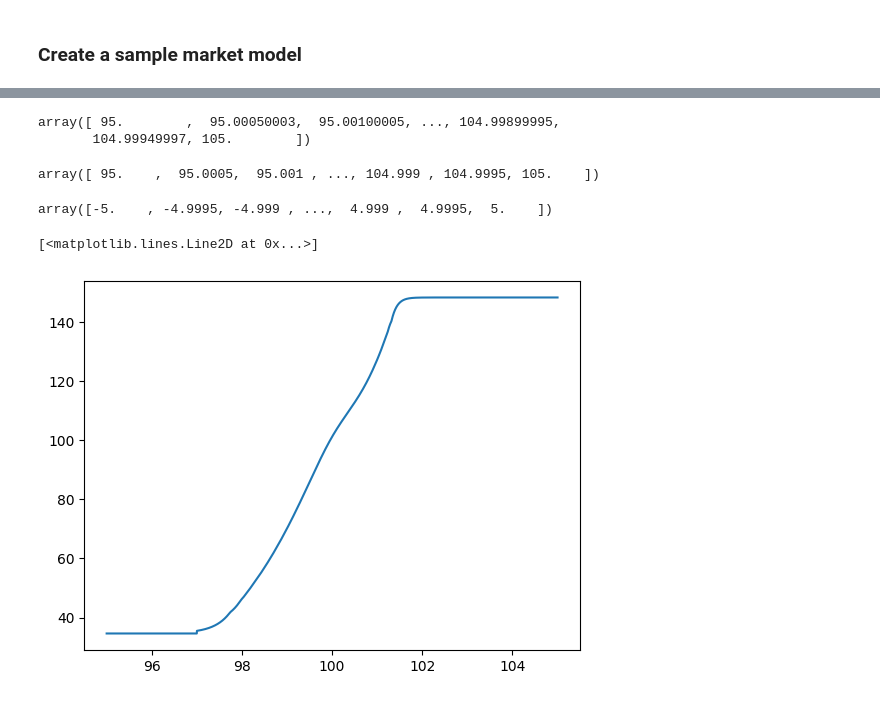
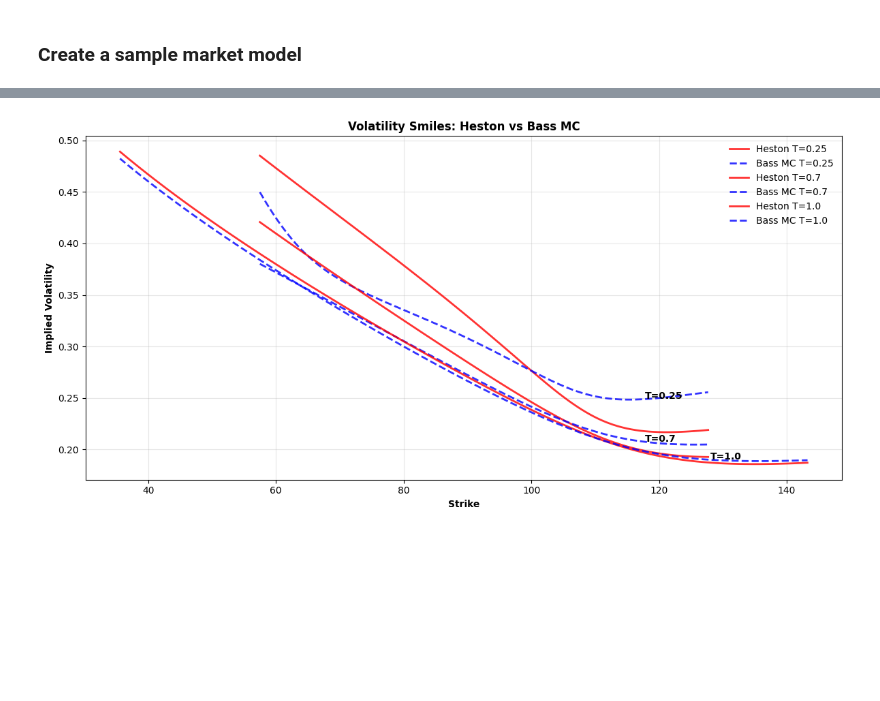
Before and after one commit to alexanderpolyakov-p/lv, a Jupyter notebook: sabr_ref_dev.ipynb, the cells around one changed output, grey strips where cells are left out. Saved outputs shown, nothing was run; the diff lists cells and outputs as text; code cells hidden in the pictures; blank space fills up the shorter version.

```diff
--- a/sabr_ref_dev.ipynb
+++ b/sabr_ref_dev.ipynb
@@ -185,7 +97,7 @@ class ArithmeticSABR_R(ReferenceModel):
         return result
 
     def cdf(self, t: float, x: np.array):
-        strikes = np.linspace(- self.nsigma * np.sqrt(t), self.nsigma * np.sqrt(t), 2 * self.N + 3) + self.s0
+        strikes = np.linspace(- self.nsigma * np.sqrt(t), self.nsigma * np.sqrt(t), 2 * self.N + 3) + self.s0 + 0.000001
 
         dx = strikes[1] - strikes[0]
 
@@ -199,7 +111,7 @@ class ArithmeticSABR_R(ReferenceModel):
     def qf(self, t: float, x: np.array):
         assert np.all(np.logical_and(x <= 1, x >= 0))
         grid = np.linspace(- self.nsigma * np.sqrt(t), self.nsigma * np.sqrt(t), 2 * self.N + 3)
-        strikes = grid + self.s0
+        strikes = grid + self.s0 + 0.000001
         dx = grid[1] - grid[0]
 
         cdf_values = np.diff(bs_call_price(self.s0,
@@ -244,6 +156,6 @@ class ArithmeticSABR_R(ReferenceModel):
             # when f = k, we must have log(f/k)/(f-k) = k, z/x = 1
             # and we get the following formula
             np.divide(np.log(self.s0 / k)*z, (self.s0 - k)*x, where = np.abs(self.s0 - k) > 1e-12, out=np.array(k, dtype = float))
-                        * (1 + t * (self.alpha**2 / (24 * self.s0 * k) + (2- 3 * self.rho**2) / 24 * self.nu**2)))s
+                        * (1 + t * (self.alpha**2 / (24 * self.s0 * k) + (2- 3 * self.rho**2) / 24 * self.nu**2)))
 # %%
 #Create a reference model, which is a Brownian motion in our case
@@ -271,13 +184,0 @@ plt.plot(X, y)
-# %%
-X
-# %% [output]
-array([ 95.        ,  95.00050003,  95.00100005, ..., 104.99899995,
-       104.99949997, 105.        ])
-# %%
-bass.grid + bass.s0
-# %% [output]
-array([ 95.    ,  95.0005,  95.001 , ..., 104.999 , 104.9995, 105.    ])
-# %%
-bass.grid
-# %% [output]
-array([-5.    , -4.9995, -4.999 , ...,  4.999 ,  4.9995,  5.    ])
@@ -288,5 +185,34 @@ brenier_map_values = bass.data[0].density.qf(x = bass.reference_model.cdf(t = T[
-# %%
-plt.plot(X, brenier_map_values)
-# %% [output]
-[<matplotlib.lines.Line2D at 0x...>]
-[figure, removed]
+# %%
+#Plotting
+T_model = [0.25, 0.7, 1.0] # Only these maturities have model plots
+mc_data = {T: bass.simulate_smile(1_000_000, T) for T in T_model}
+marginals = [market_marginal_1, None, market_marginal_2, None, market_marginal_3]
+
+plt.figure(figsize=(12, 6))
+
+for i, T in enumerate(T_model):
+    # Strike range
+    marg = marginals[i] or market_marginal_1
+    K = np.linspace(marg.qf(0.01), marg.qf(0.99), 100)
+
+    model_vol = model.implied_vol(T, K)
+
+    plt.plot(K, model_vol, 'r-', linewidth=2, alpha=0.8, label=f'Heston T={T}')
+
+    label_y = mc_iv(model.s0, T, K, mc_data[T])[-15]
+
+    plt.plot(K, mc_iv(model.s0, T, K, mc_data[T]), 'b--', linewidth=2, alpha=0.8,
+             label=f'Bass MC T={T}')
+
+    # Add maturity label
+    plt.text(K[-15], label_y, f'T={T}', fontweight='bold')
+
+plt.xlabel('Strike', fontweight='bold')
+plt.ylabel('Implied Volatility', fontweight='bold')
+plt.title('Volatility Smiles: Heston vs Bass MC', fontweight='bold')
+plt.legend(frameon=False)
+plt.grid(alpha=0.3)
+plt.tight_layout()
+plt.show()
+# %% [output]
+[figure, added]
```
Also changed, not shown: parts of 7 cells of this notebook, 3 other files.
